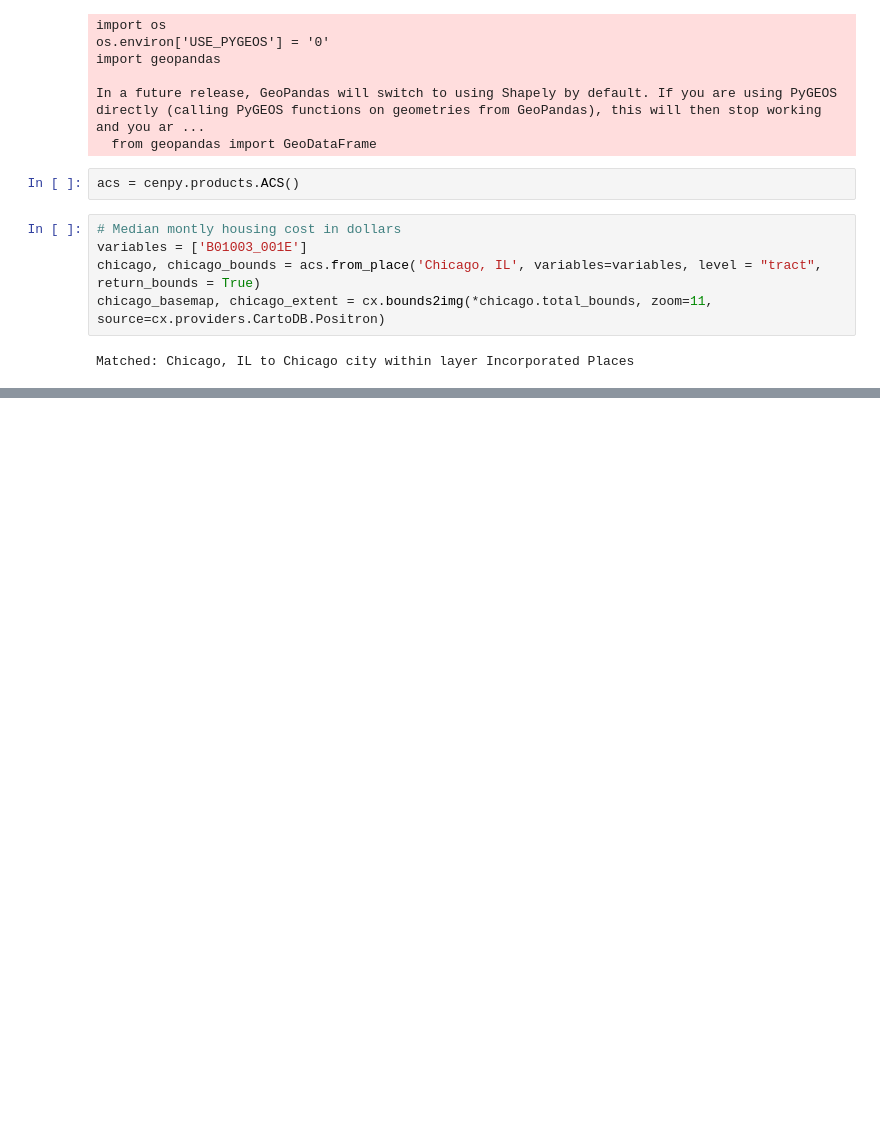
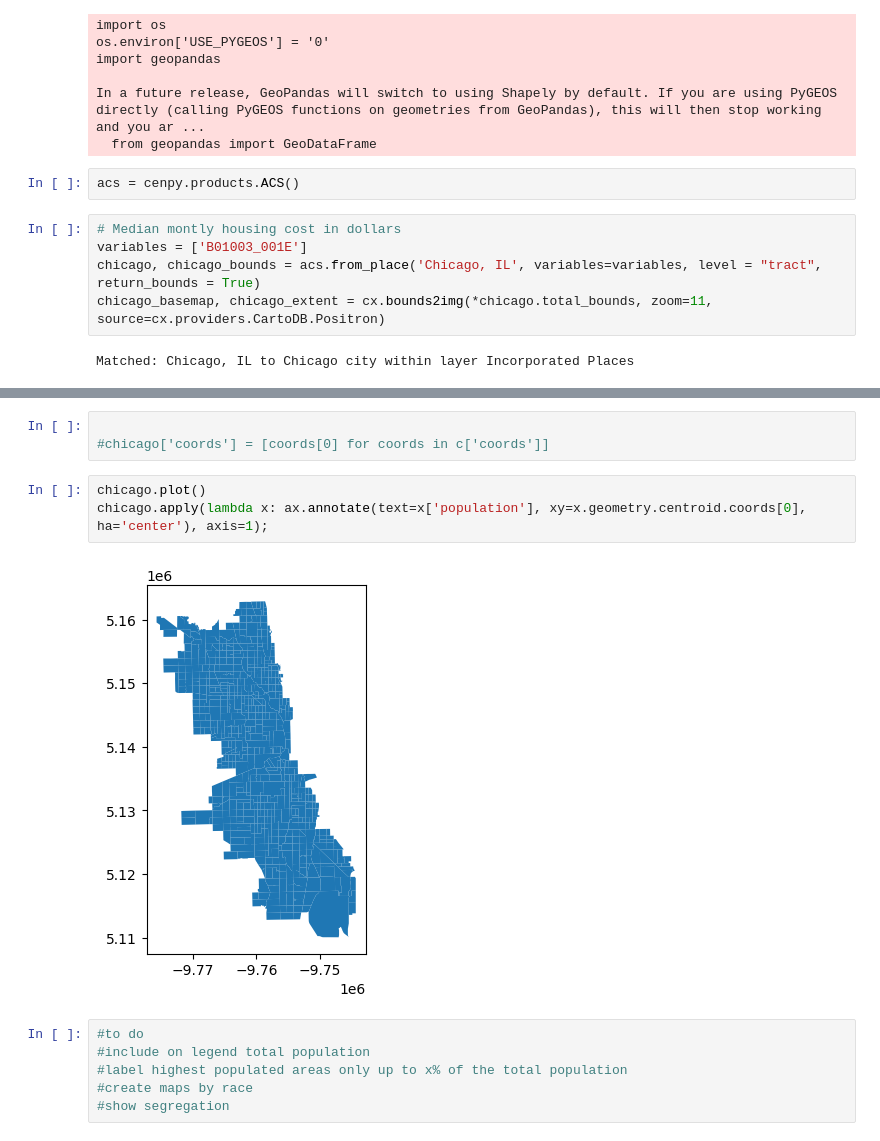
Before and after one commit to KathrynPanger/censusViz, a Jupyter notebook: populationMap.ipynb, the cells around one changed output, grey strips where cells are left out. Drawn from its saved outputs; the diff is of its cells as text; blank space fills up the shorter version.

```diff
--- a/populationMap.ipynb
+++ b/populationMap.ipynb
@@ -31,0 +42,14 @@ cx.add_basemap(ax, crs=chicago.crs.to_string(), source=cx.providers.CartoDB.Voya
+# %%
+
+#chicago['coords'] = [coords[0] for coords in c['coords']]
+# %%
+chicago.plot()
+chicago.apply(lambda x: ax.annotate(text=x['population'], xy=x.geometry.centroid.coords[0], ha='center'), axis=1);
+# %% [output]
+[figure, added]
+# %%
+#to do
+#include on legend total population
+#label highest populated areas only up to x% of the total population
+#create maps by race
+#show segregation
```
Also changed, not shown: parts of 2 cells of this notebook.
